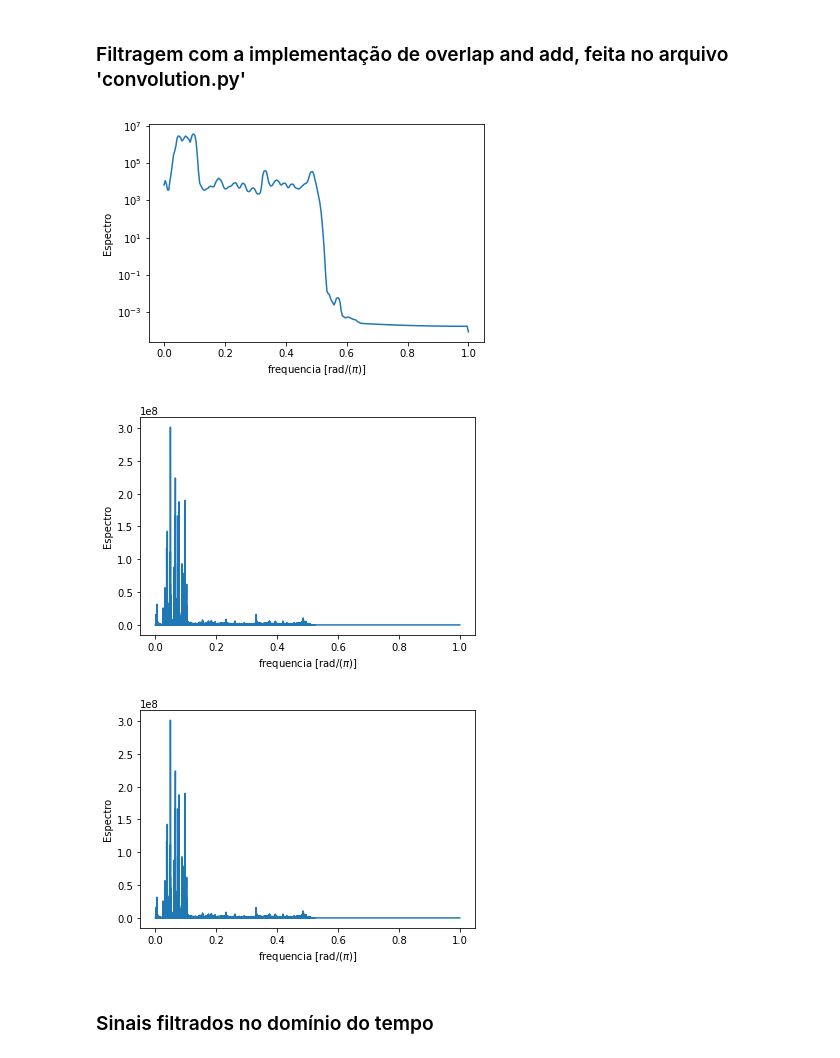
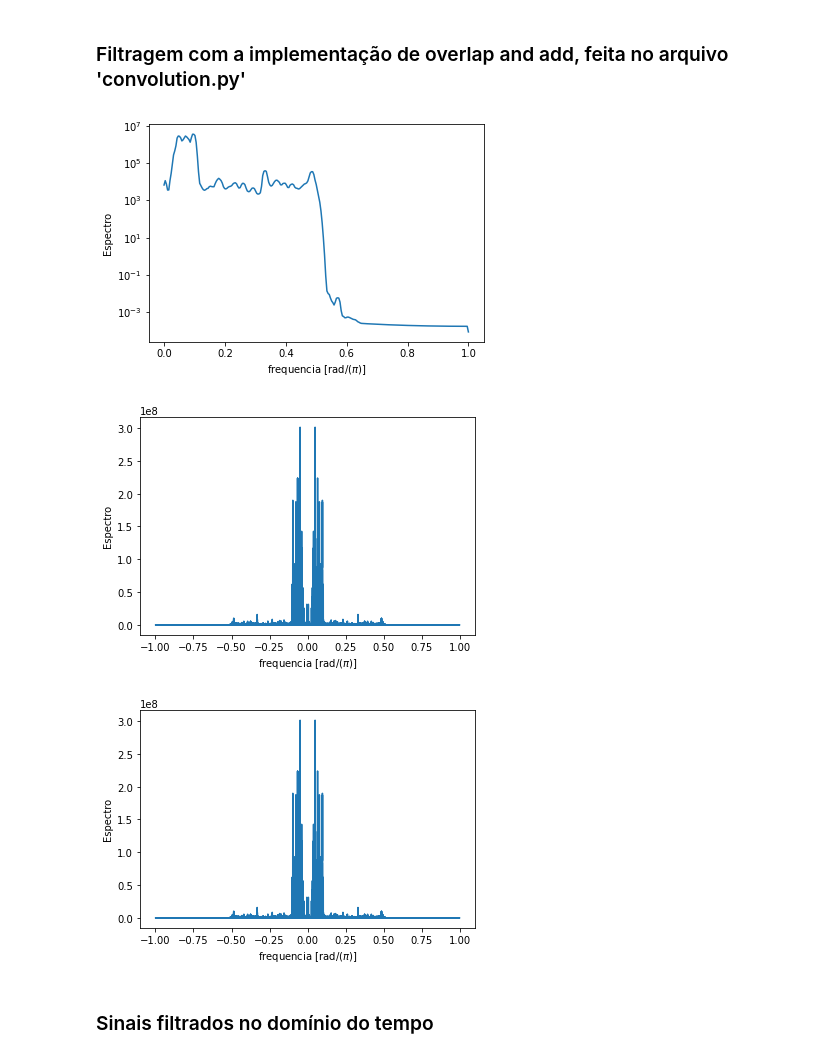
Before and after one commit to andre-meneses/Processamento-digital-de-sinais, a Jupyter notebook: filtro.ipynb, the cells around one changed output. Drawn from its saved outputs; the diff is of its cells as text; code cells hidden in the pictures.

```diff
--- a/filtro.ipynb
+++ b/filtro.ipynb
@@ -69,14 +69,14 @@ n = data.shape[0]
 normalized_l = np.int16((data_l / data_l.max()) * 32767)
 normalized_r = np.int16((data_l / data_r.max()) * 32767)
 
-t = n / samplerate
+t = 1 / samplerate
 
-yf_l = rfft(normalized_l)
-xf_l = rfftfreq(n, t)
+yf_l = fft(normalized_l)
+xf_l = fftfreq(n, t)
 xf_l = [x*t*2 for x in xf_l]
 
-yf_r = rfft(normalized_l)
-xf_r = rfftfreq(n, t)
+yf_r = fft(normalized_l)
+xf_r = fftfreq(n, t)
 xf_r = [x*t*2 for x in xf_r]
 
 #Esquerdo
@@ -172,6 +172,8 @@ plt.show()
 # %% [markdown]
 ### Filtragem com a implementação de overlap and add, feita no arquivo 'convolution.py'
 # %%
+from scipy.fft import fft, fftfreq, ifft
+
 import convolution
 
 h = np.genfromtxt('coef.csv', delimiter=',')
@@ -192,39 +194,39 @@ f, Pxx_spec = welch(x, fs, 'flattop', 512, scaling='spectrum')
 #(frequencias positivas)
 
 plt.figure(5)
 plt.semilogy(f, Pxx_spec)
 plt.xlabel('frequencia [rad/($\pi$)]')
 plt.ylabel('Espectro')
 plt.show()
 
 ###########################################################
 #FFT Sinal filtrado - Esquerdo
 
-yf_l = rfft(filtered_left)
-xf_l = rfftfreq(n + 146, t)
+yf_l = fft(filtered_left)
+xf_l = fftfreq(n + 146, t)
 xf_l = [x*t*2 for x in xf_l]
 
 plt.figure(15)
 plt.plot(xf_l, np.abs(yf_l))
 plt.xlabel('frequencia [rad/($\pi$)]')
 plt.ylabel('Espectro')
 plt.show()
 #######################################################
 #FFT Sinal filtrado - Direito
 
-yf_r = rfft(filtered_right)
-xf_r = rfftfreq(n + 146, t)
+yf_r = fft(filtered_right)
+xf_r = fftfreq(n + 146, t)
 xf_r = [x*t*2 for x in xf_r]
 
 plt.figure(16)
 plt.plot(xf_r, np.abs(yf_r))
 plt.xlabel('frequencia [rad/($\pi$)]')
 plt.ylabel('Espectro')
 plt.show()
 # %% [output]
 [figure]
-[figure, old version]
+[figure, new version]
-[figure, old version]
+[figure, new version]
 # %% [markdown]
 ### Sinais filtrados no domínio do tempo
 # %%
```
Also changed, not shown: parts of 11 cells of this notebook.
